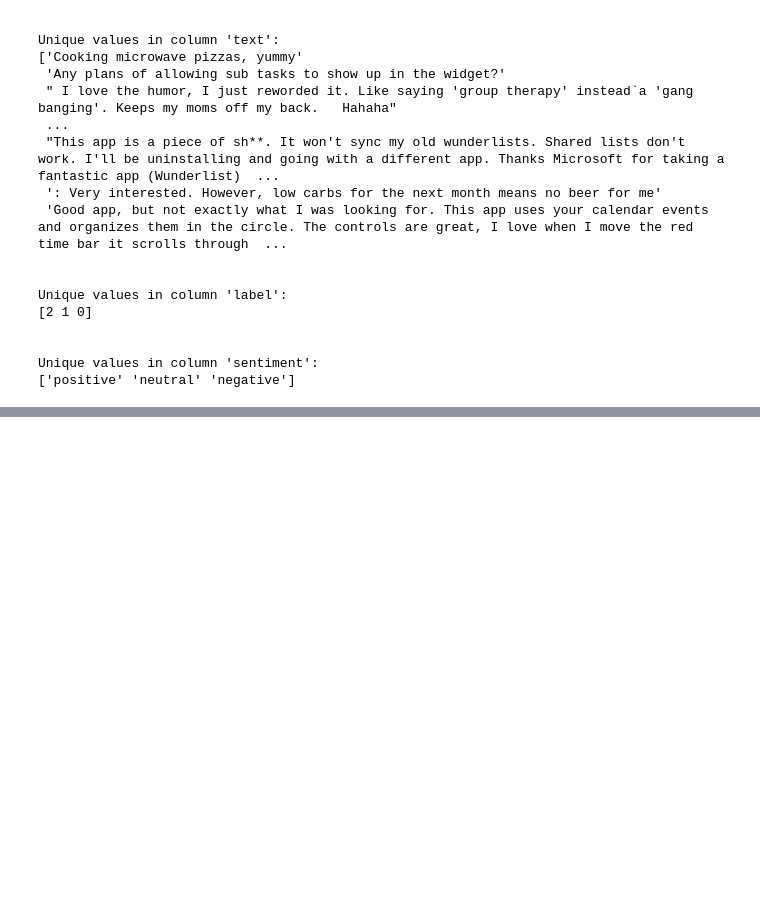
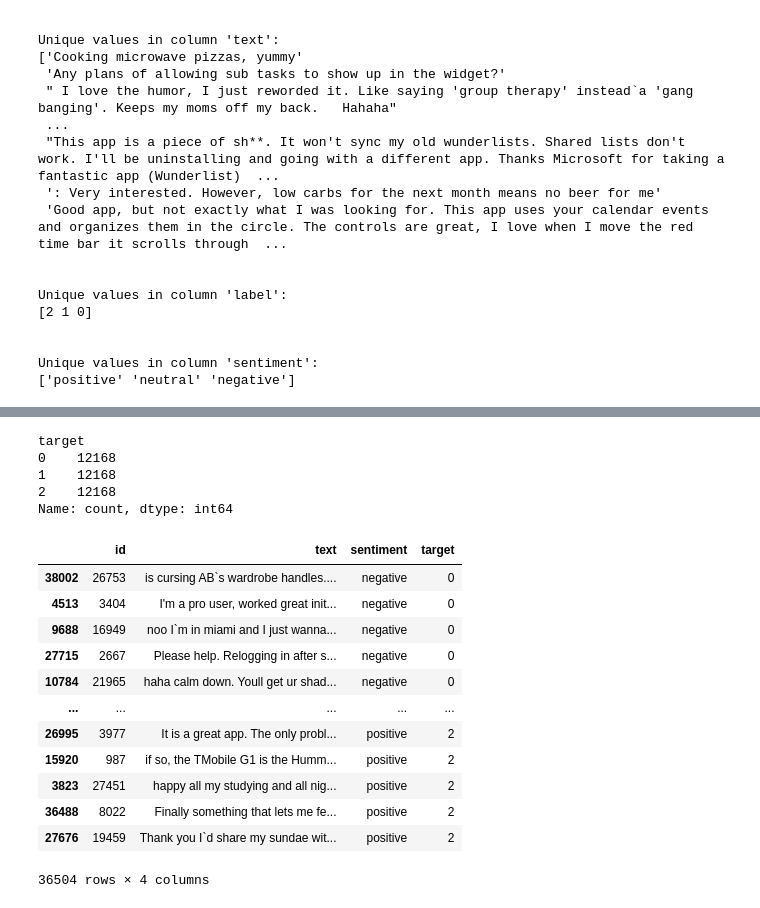
Before and after one commit to PaolaGaray/SocialMediaSentimentAnalysis, a Jupyter notebook: notebooks/data_cleaning.ipynb, the cells around one changed output, grey strips where cells are left out. Cells and saved outputs as stored; diff of their text form; code cells hidden in the pictures; blank space fills up the shorter version.

```diff
--- a/notebooks/data_cleaning.ipynb
+++ b/notebooks/data_cleaning.ipynb
@@ -116,0 +118,44 @@ plt.show()
+# %%
+# Balance the dataset using Undersampling Majority Class:
+# This involves reducing the number of samples in the majority class ('1')
+# to match the number of samples in the minority classes ('0' and '2').
+
+from imblearn.under_sampling import RandomUnderSampler
+
+# Find the minimum number of samples in any class
+min_class_samples = min(df['target'].value_counts())
+
+# Define custom sampling strategy to make all classes have the same number of samples
+undersample = RandomUnderSampler(sampling_strategy={0: min_class_samples, 1: min_class_samples, 2: min_class_samples})
+
+# Apply undersampling
+X_under, y_under = undersample.fit_resample(X, y)
+
+# Create new balanced DataFrame
+df_balanced = pd.DataFrame(X_under, columns=['id', 'text', 'sentiment'])
+df_balanced['target'] = y_under
+
+# Verify new class distribution
+print(df_balanced['target'].value_counts())
+# %% [output]
+target
+0    12168
+1    12168
+2    12168
+Name: count, dtype: int64
+# %%
+df_balanced
+# %% [output]
+|  | id | text | sentiment | target |
+| 38002 | 26753 | is cursing AB`s wardrobe handles.... | negative | 0 |
+| 4513 | 3404 | I'm a pro user, worked great init... | negative | 0 |
+| 9688 | 16949 | noo I`m in miami and I just wanna... | negative | 0 |
+| 27715 | 2667 | Please help. Relogging in after s... | negative | 0 |
+| 10784 | 21965 | haha calm down. Youll get ur shad... | negative | 0 |
+| ... | ... | ... | ... | ... |
+| 26995 | 3977 | It is a great app. The only probl... | positive | 2 |
+| 15920 | 987 | if so, the TMobile G1 is the Humm... | positive | 2 |
+| 3823 | 27451 | happy all my studying and all nig... | positive | 2 |
+| 36488 | 8022 | Finally something that lets me fe... | positive | 2 |
+| 27676 | 19459 | Thank you I`d share my sundae wit... | positive | 2 |
+36504 rows × 4 columns
```
Also changed, not shown: parts of 8 cells of this notebook.
